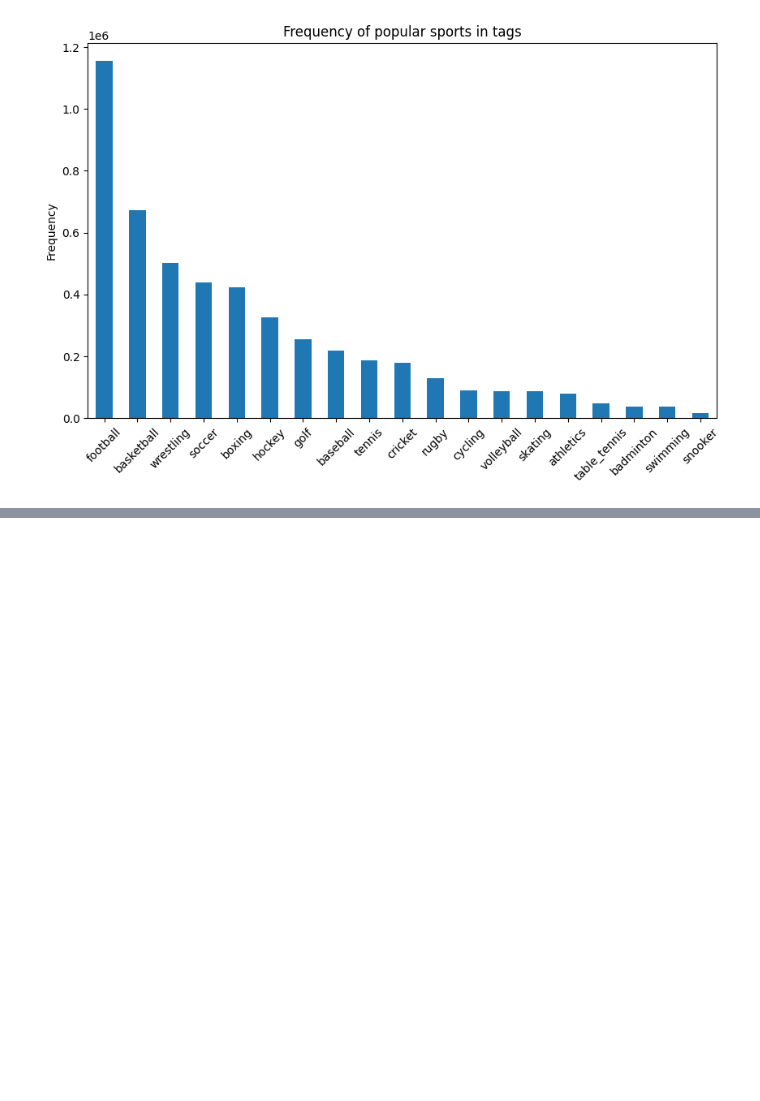
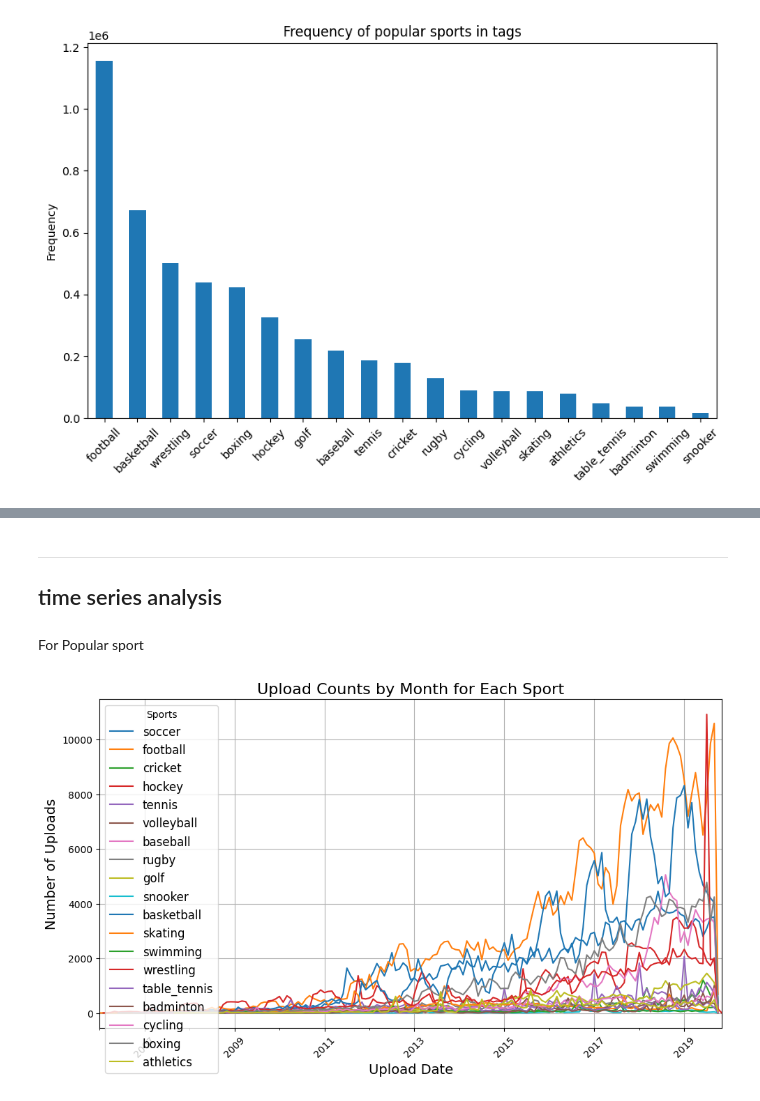
Before and after one commit to epfl-ada/ada-2024-project-robodatapioneers2024, a Jupyter notebook: part3.ipynb, the cells around one changed output, grey strips where cells are left out. Drawn from its saved outputs; the diff is of its cells as text; code cells hidden in the pictures; blank space fills up the shorter version.

```diff
--- a/part3.ipynb
+++ b/part3.ipynb
@@ -117,0 +140,33 @@ filtered_martial_art
+# %% [markdown]
+---
+## time series analysis
+# %% [markdown]
+For Popular sport
+# %%
+popular_sports = [
+    "soccer", "football", "cricket", "hockey",
+    "tennis", "volleyball", "baseball", "rugby",
+    "golf", "snooker", "basketball", "skating",
+    "swimming", "wrestling", "table_tennis", "badminton",
+    "cycling", "boxing", "athletics"
+]
+plt.figure(figsize=(10, 6))
+for sport in popular_sports:
+    sport_data= df_vd_sports[df_vd_sports['tags'].apply(
+        lambda x: sport in x.split(',')
+    )]
+    monthly_data = sport_data.groupby(sport_data['upload_date'].dt.to_period('M')).size()
+    monthly_data.plot(kind='line',label=sport)
+
+plt.title('Upload Counts by Month for Each Sport', fontsize=16)
+plt.xlabel('Upload Date', fontsize=14)
+plt.ylabel('Number of Uploads', fontsize=14)
+plt.legend(title='Sports', loc='upper left', fontsize=12)
+plt.grid(True)
+plt.xticks(rotation=45)  # 日付軸のラベルを回転
+plt.tight_layout()  # レイアウト調整
+
+# グラフの表示
+plt.show()
+# %% [output]
+[figure, added]
```
Also changed, not shown: parts of 6 cells of this notebook, 1 other file.
